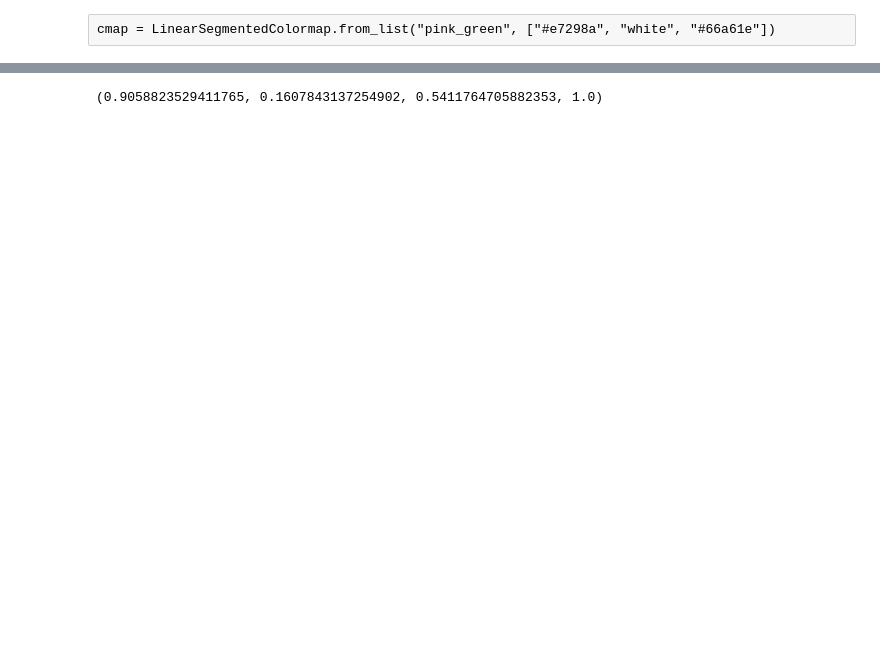
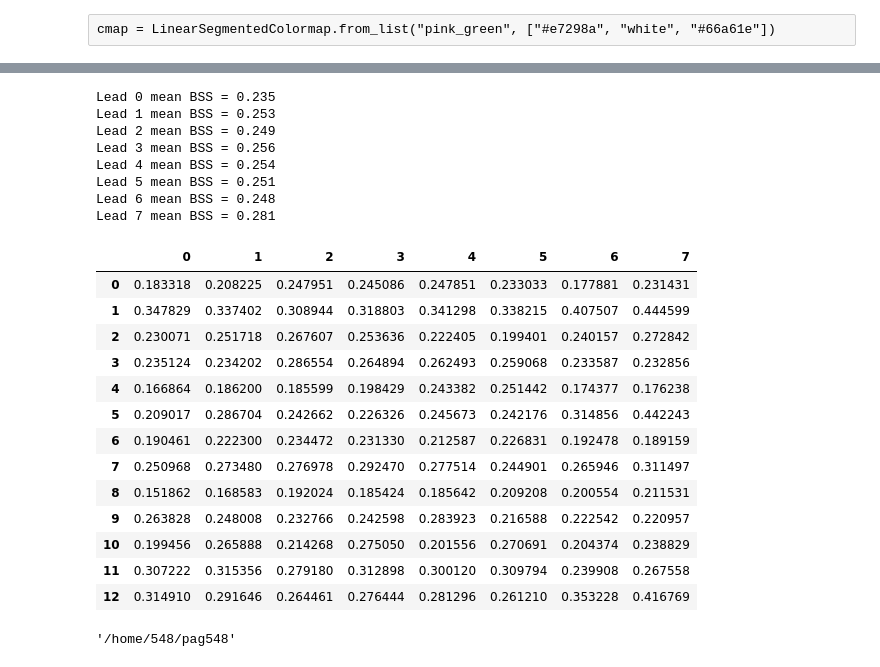
Before and after one commit to rubylieber/CSIRO_ENSO, a Jupyter notebook: Forecasting/Forecast median EN_all_leads.ipynb, the cells around one changed output, grey strips where cells are left out. Cells and saved outputs as stored; diff of their text form; code cells hidden in the pictures; blank space fills up the shorter version.

Commit message:
UPDATES : Finished process all years and leads

```diff
--- a/Forecasting/Forecast median EN_all_leads.ipynb
+++ b/Forecasting/Forecast median EN_all_leads.ipynb
@@ -233,4 +231,12 @@ cmap = LinearSegmentedColormap.from_list("pink_green", ["#e7298a", "white", "#66
 # %%
-cmap(0.0)
+for key in brier_lead_results.keys():
+    print (f'Lead {key} mean BSS = {brier_lead_results[key].mean():.3f}')
 # %% [output]
-(0.9058823529411765, 0.1607843137254902, 0.5411764705882353, 1.0)
+Lead 0 mean BSS = 0.235
+Lead 1 mean BSS = 0.253
+Lead 2 mean BSS = 0.249
+Lead 3 mean BSS = 0.256
+Lead 4 mean BSS = 0.254
+Lead 5 mean BSS = 0.251
+Lead 6 mean BSS = 0.248
+Lead 7 mean BSS = 0.281
@@ -236,0 +245,2 @@ cmap(0.0)
+# %%
+df = pd.DataFrame.from_dict(brier_lead_results)
@@ -236,0 +249,21 @@ cmap(0.0)
+# %%
+df
+# %% [output]
+|  | 0 | 1 | 2 | 3 | 4 | 5 | 6 | 7 |
+| 0 | 0.183318 | 0.208225 | 0.247951 | 0.245086 | 0.247851 | 0.233033 | 0.177881 | 0.231431 |
+| 1 | 0.347829 | 0.337402 | 0.308944 | 0.318803 | 0.341298 | 0.338215 | 0.407507 | 0.444599 |
+| 2 | 0.230071 | 0.251718 | 0.267607 | 0.253636 | 0.222405 | 0.199401 | 0.240157 | 0.272842 |
+| 3 | 0.235124 | 0.234202 | 0.286554 | 0.264894 | 0.262493 | 0.259068 | 0.233587 | 0.232856 |
+| 4 | 0.166864 | 0.186200 | 0.185599 | 0.198429 | 0.243382 | 0.251442 | 0.174377 | 0.176238 |
+| 5 | 0.209017 | 0.286704 | 0.242662 | 0.226326 | 0.245673 | 0.242176 | 0.314856 | 0.442243 |
+| 6 | 0.190461 | 0.222300 | 0.234472 | 0.231330 | 0.212587 | 0.226831 | 0.192478 | 0.189159 |
+| 7 | 0.250968 | 0.273480 | 0.276978 | 0.292470 | 0.277514 | 0.244901 | 0.265946 | 0.311497 |
+| 8 | 0.151862 | 0.168583 | 0.192024 | 0.185424 | 0.185642 | 0.209208 | 0.200554 | 0.211531 |
+| 9 | 0.263828 | 0.248008 | 0.232766 | 0.242598 | 0.283923 | 0.216588 | 0.222542 | 0.220957 |
+| 10 | 0.199456 | 0.265888 | 0.214268 | 0.275050 | 0.201556 | 0.270691 | 0.204374 | 0.238829 |
+| 11 | 0.307222 | 0.315356 | 0.279180 | 0.312898 | 0.300120 | 0.309794 | 0.239908 | 0.267558 |
+| 12 | 0.314910 | 0.291646 | 0.264461 | 0.276444 | 0.281296 | 0.261210 | 0.353228 | 0.416769 |
+# %%
+pwd
+# %% [output]
+'/home/548/pag548'
```
Also changed, not shown: parts of 5 cells of this notebook, 9 other files.
